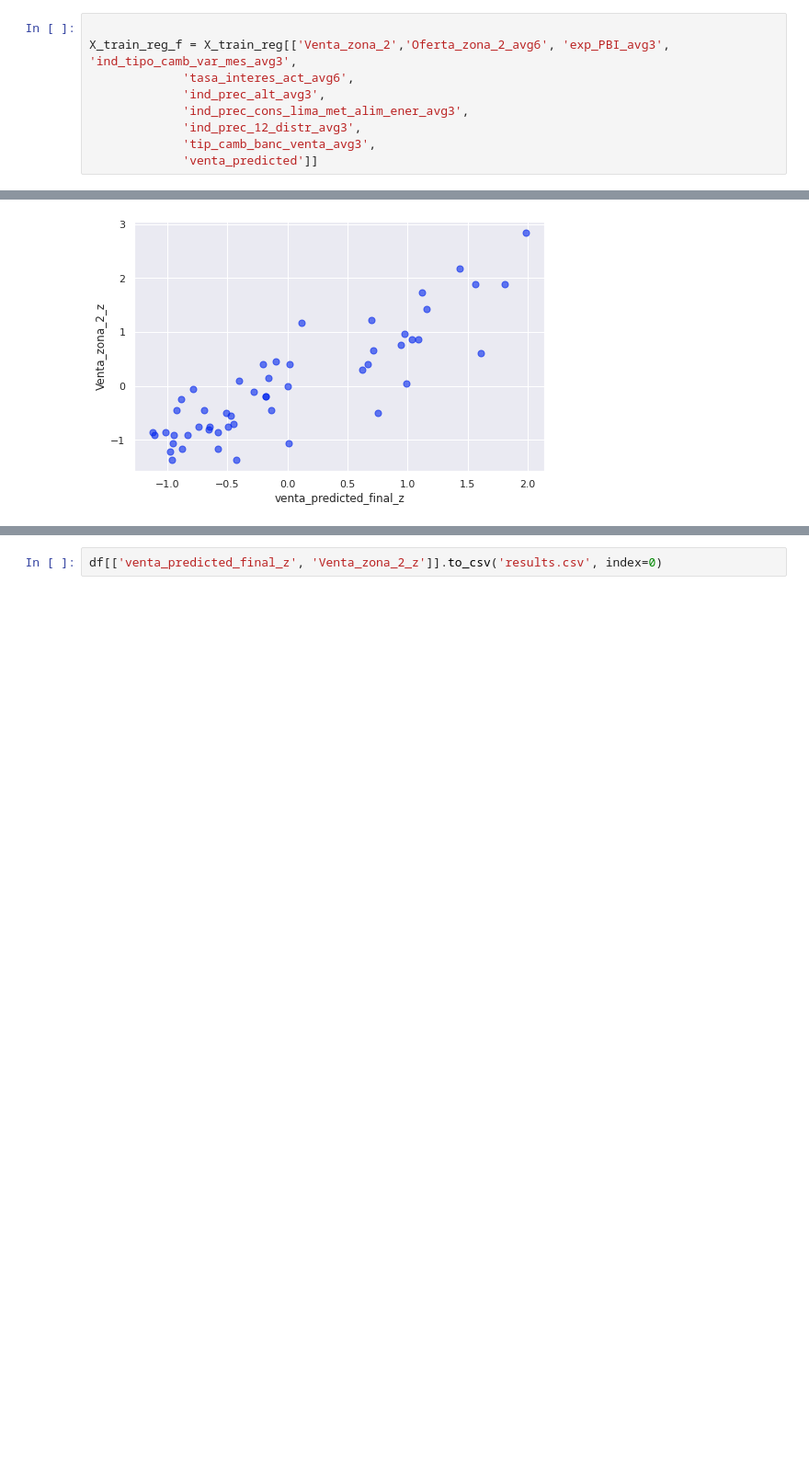
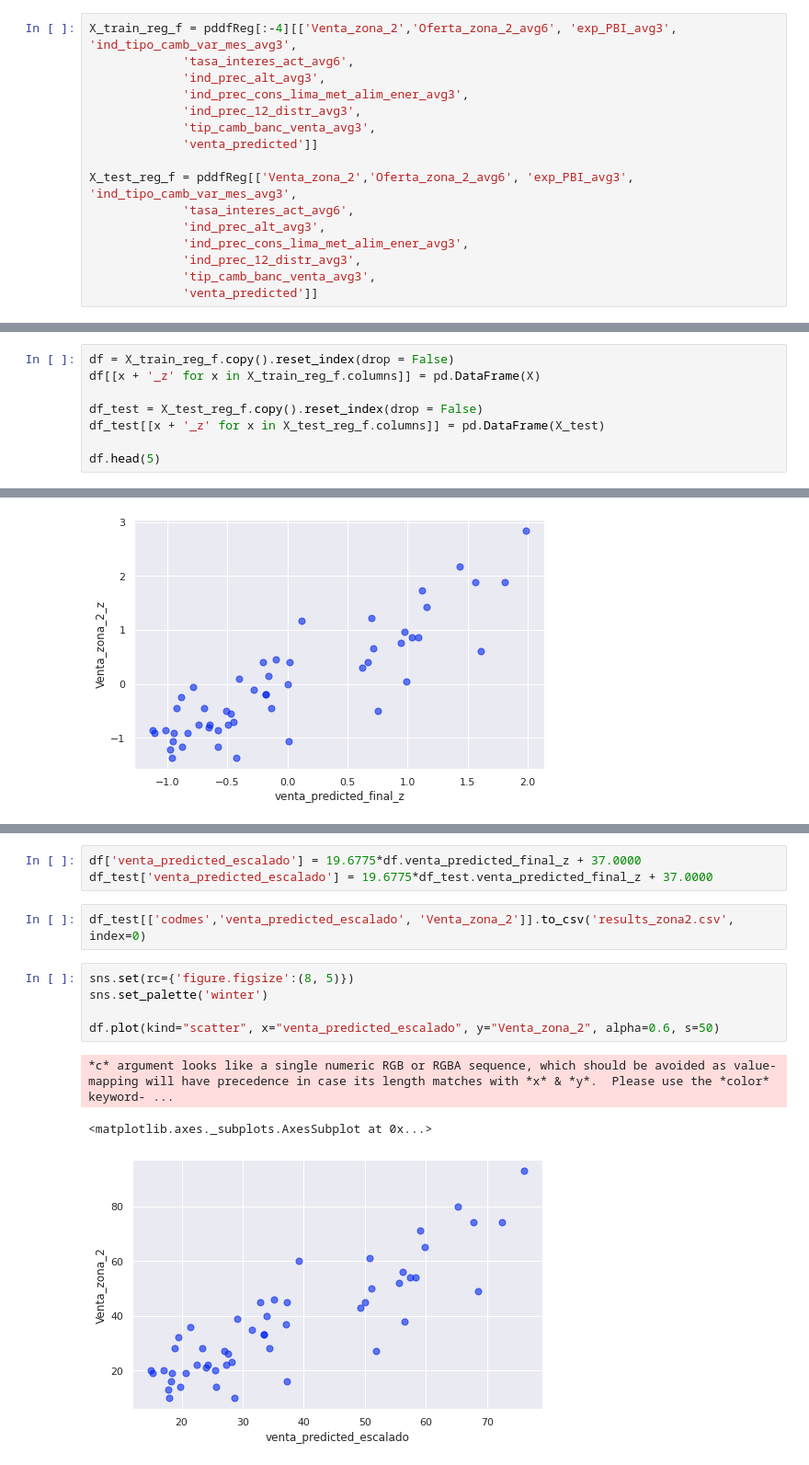
Before and after one commit to JCaballerot/Consultoria_ASEI, a Jupyter notebook: Consultoria_ASEI/EXPLORATORIO/utilities/modeling/modelDevelopment_zona2.ipynb, the cells around one changed output, grey strips where cells are left out. Shown at 92% size. Drawn from its saved outputs; the diff is of its cells as text; blank space fills up the shorter version.

```diff
--- a/Consultoria_ASEI/EXPLORATORIO/utilities/modeling/modelDevelopment_zona2.ipynb
+++ b/Consultoria_ASEI/EXPLORATORIO/utilities/modeling/modelDevelopment_zona2.ipynb
@@ -468,12 +434,19 @@ Text(0, 0.5, 'Venta_zona_2')
 # %%
-
-X_train_reg_f = X_train_reg[['Venta_zona_2','Oferta_zona_2_avg6', 'exp_PBI_avg3', 'ind_tipo_camb_var_mes_avg3',
+X_train_reg_f = pddfReg[:-4][['Venta_zona_2','Oferta_zona_2_avg6', 'exp_PBI_avg3', 'ind_tipo_camb_var_mes_avg3',
              'tasa_interes_act_avg6',
              'ind_prec_alt_avg3',
              'ind_prec_cons_lima_met_alim_ener_avg3',
              'ind_prec_12_distr_avg3',
              'tip_camb_banc_venta_avg3',
              'venta_predicted']]
+
+X_test_reg_f = pddfReg[['Venta_zona_2','Oferta_zona_2_avg6', 'exp_PBI_avg3', 'ind_tipo_camb_var_mes_avg3',
+             'tasa_interes_act_avg6',
+             'ind_prec_alt_avg3',
+             'ind_prec_cons_lima_met_alim_ener_avg3',
+             'ind_prec_12_distr_avg3',
+             'tip_camb_banc_venta_avg3',
+             'venta_predicted']]
 # %%
 from sklearn.preprocessing import StandardScaler
 scaler = StandardScaler()
@@ -502,0 +460,8 @@ df.corr()
+# %%
+df = X_train_reg_f.copy().reset_index(drop = False)
+df[[x + '_z' for x in X_train_reg_f.columns]] = pd.DataFrame(X)
+
+df_test = X_test_reg_f.copy().reset_index(drop = False)
+df_test[[x + '_z' for x in X_test_reg_f.columns]] = pd.DataFrame(X_test)
+
+df.head(5)
@@ -686,2 +696,14 @@ df.plot(kind="scatter", x="venta_predicted_final_z", y="Venta_zona_2_z", alpha=0
+# %%
+df['venta_predicted_escalado'] = 19.6775*df.venta_predicted_final_z + 37.0000
+df_test['venta_predicted_escalado'] = 19.6775*df_test.venta_predicted_final_z + 37.0000
 # %%
-df[['venta_predicted_final_z', 'Venta_zona_2_z']].to_csv('results.csv', index=0)
+df_test[['codmes','venta_predicted_escalado', 'Venta_zona_2']].to_csv('results_zona2.csv', index=0)
+# %%
+sns.set(rc={'figure.figsize':(8, 5)})
+sns.set_palette('winter')
+
+df.plot(kind="scatter", x="venta_predicted_escalado", y="Venta_zona_2", alpha=0.6, s=50)
+# %% [output]
+*c* argument looks like a single numeric RGB or RGBA sequence, which should be avoided as value-mapping will have precedence in case its length matches with *x* & *y*.  Please use the *color* keyword- ...
+<matplotlib.axes._subplots.AxesSubplot at 0x...>
+[figure, added]
```
Also changed, not shown: parts of 30 cells of this notebook.
